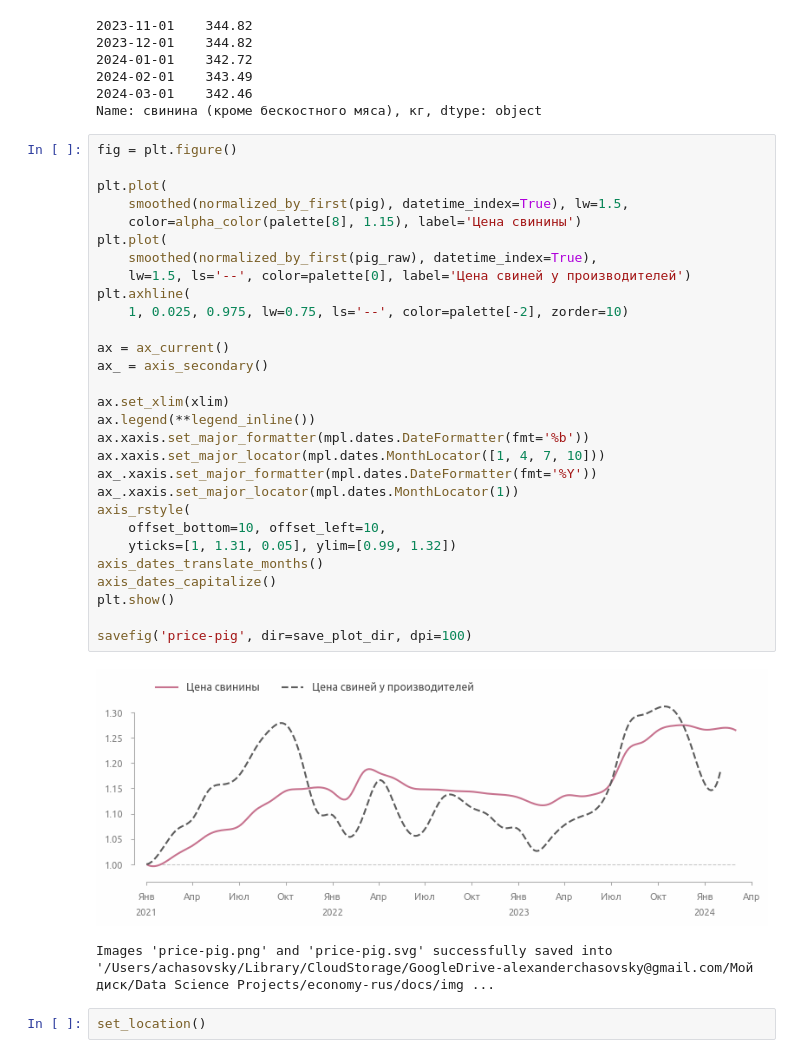
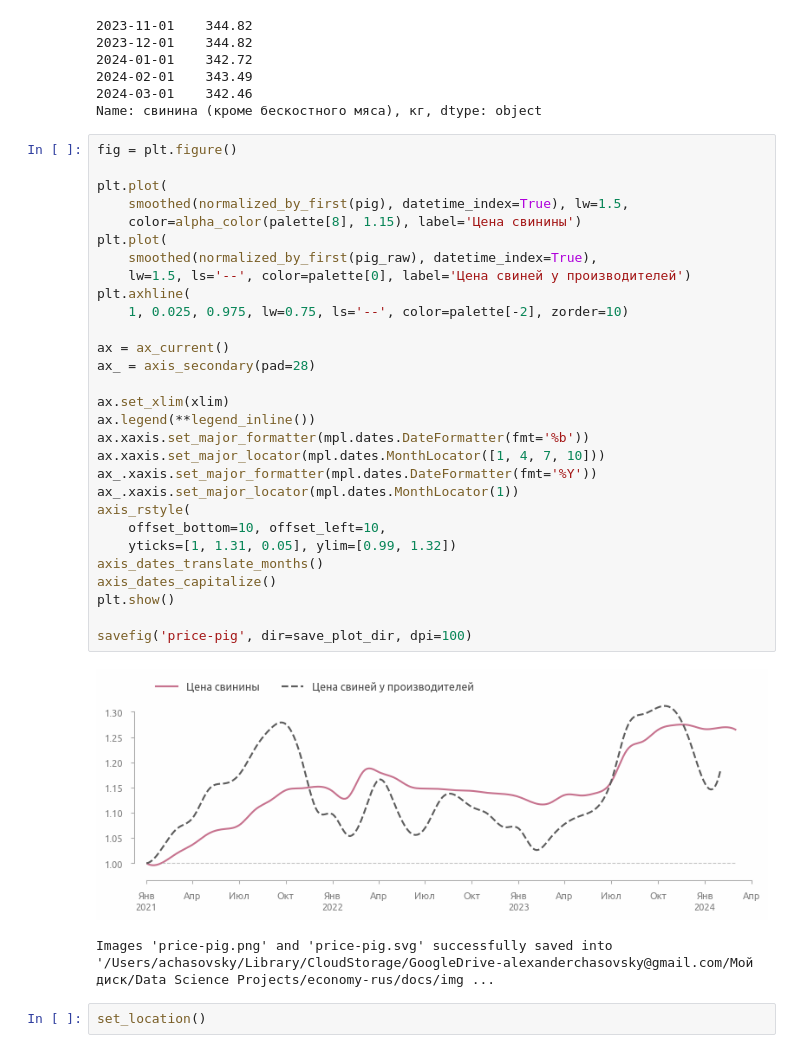
Before and after one commit to a-chasovsky/economics-rus, a Jupyter notebook: notebooks/visualization/consumer-prices-2021-2023.ipynb, the cells around one changed output. Saved outputs shown, nothing was run; the diff lists cells and outputs as text.

```diff
--- a/notebooks/visualization/consumer-prices-2021-2023.ipynb
+++ b/notebooks/visualization/consumer-prices-2021-2023.ipynb
@@ -595,34 +595,34 @@ Name: свинина (кроме бескостного мяса), кг, dtype:
 # %%
 fig = plt.figure()
 
 plt.plot(
     smoothed(normalized_by_first(pig), datetime_index=True), lw=1.5,
     color=alpha_color(palette[8], 1.15), label='Цена свинины')
 plt.plot(
     smoothed(normalized_by_first(pig_raw), datetime_index=True),
     lw=1.5, ls='--', color=palette[0], label='Цена свиней у производителей')
 plt.axhline(
     1, 0.025, 0.975, lw=0.75, ls='--', color=palette[-2], zorder=10)
 
 ax = ax_current()
-ax_ = axis_secondary()
+ax_ = axis_secondary(pad=28)
 
 ax.set_xlim(xlim)
 ax.legend(**legend_inline())
 ax.xaxis.set_major_formatter(mpl.dates.DateFormatter(fmt='%b'))
 ax.xaxis.set_major_locator(mpl.dates.MonthLocator([1, 4, 7, 10]))
 ax_.xaxis.set_major_formatter(mpl.dates.DateFormatter(fmt='%Y'))
 ax_.xaxis.set_major_locator(mpl.dates.MonthLocator(1))
 axis_rstyle(
     offset_bottom=10, offset_left=10,
     yticks=[1, 1.31, 0.05], ylim=[0.99, 1.32])
 axis_dates_translate_months()
 axis_dates_capitalize()
 plt.show()
 
 savefig('price-pig', dir=save_plot_dir, dpi=100)
 # %% [output]
-[figure, old version]
+[figure, new version]
 Images 'price-pig.png' and 'price-pig.svg' successfully saved into '/Users/achasovsky/Library/CloudStorage/GoogleDrive-alexanderchasovsky@gmail.com/Мой диск/Data Science Projects/economy-rus/docs/img ...
 # %%
 set_location()
```
Also changed, not shown: parts of 6 cells of this notebook, 14 other files.
